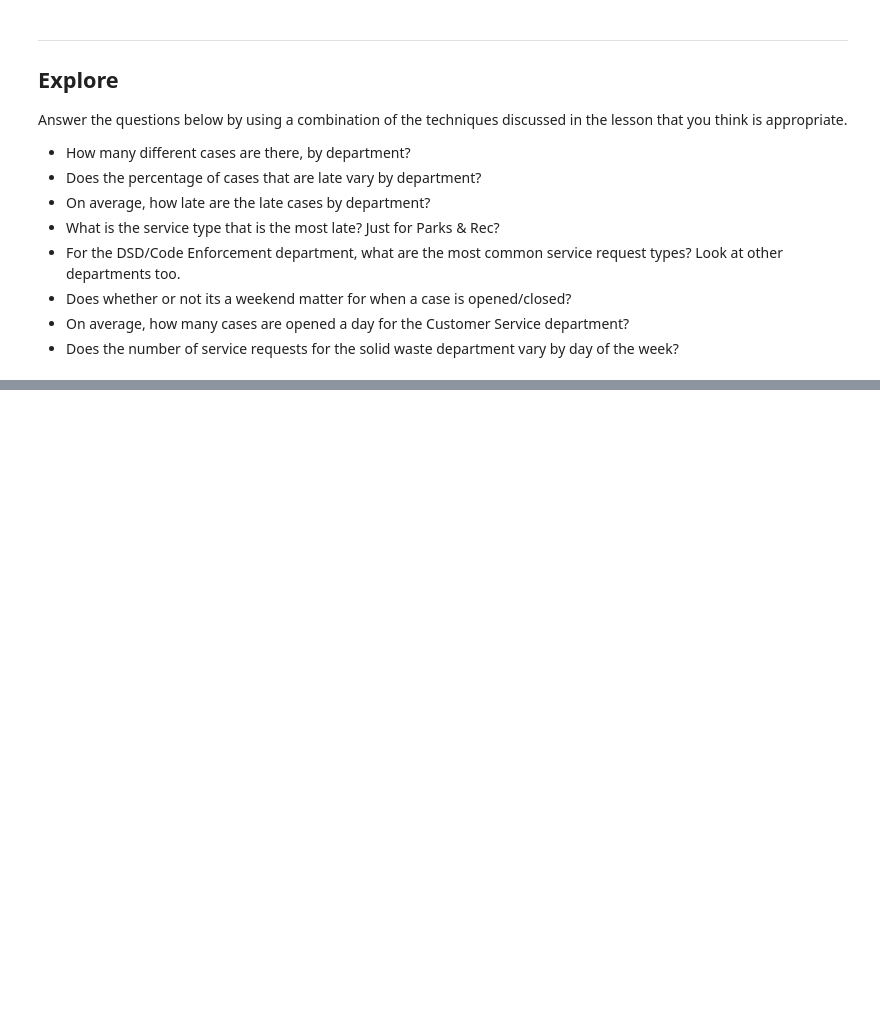
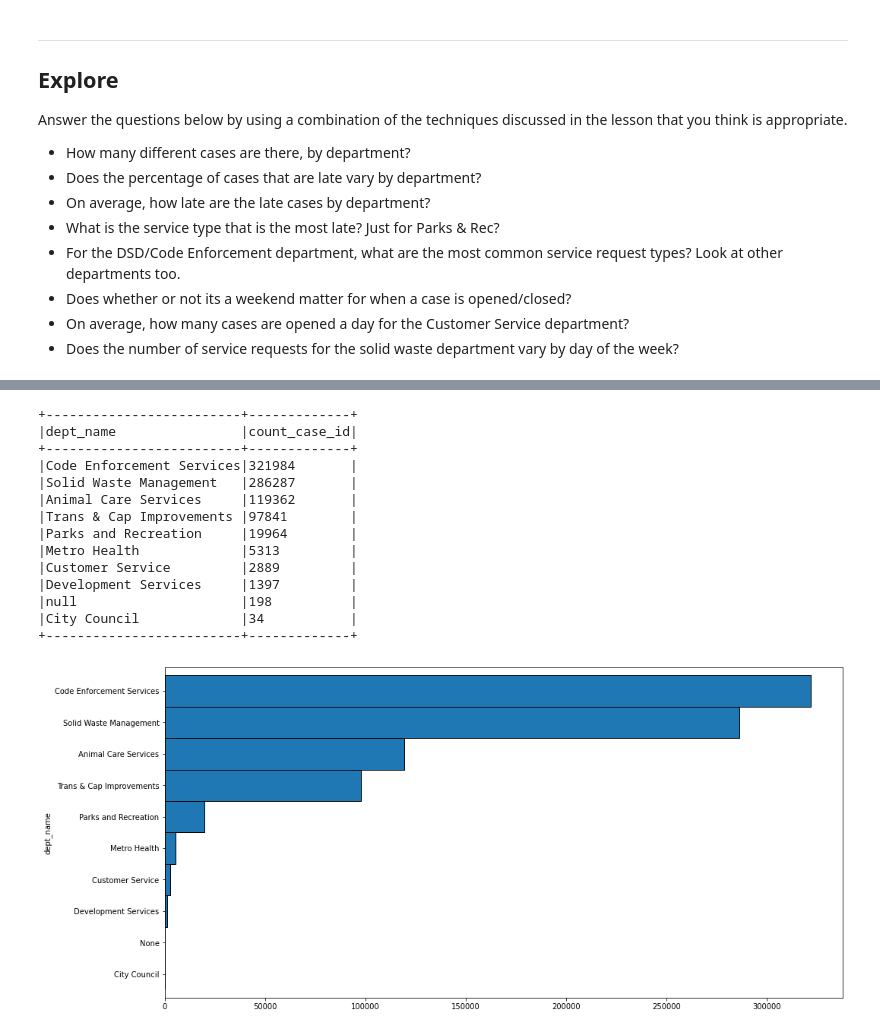
Before and after one commit to aleclhartman/distributed-ml, a Jupyter notebook: wrangle.ipynb, the cells around one changed output, grey strips where cells are left out. Saved outputs shown, nothing was run; the diff lists cells and outputs as text; code cells hidden in the pictures; blank space fills up the shorter version.

```diff
--- a/wrangle.ipynb
+++ b/wrangle.ipynb
@@ -880,0 +911,33 @@ Answer the questions below by using a combination of the techniques discussed in
+# %%
+# How many different cases are there, by department?
+df.groupby("dept_name").agg(count("case_id").alias("count_case_id")).orderBy(
+    "count_case_id", ascending=False
+).show(truncate=False)
+
+
+(
+    df.groupby("dept_name")
+    .agg(count("case_id").alias("count_case_id"))
+    .toPandas()
+    .set_index("dept_name")
+    .count_case_id.sort_values(ascending=True)
+    .plot.barh(width=1, edgecolor="black", figsize=(16, 8),)
+)
+
+plt.show()
+# %% [output]
++-------------------------+-------------+
+|dept_name                |count_case_id|
++-------------------------+-------------+
+|Code Enforcement Services|321984       |
+|Solid Waste Management   |286287       |
+|Animal Care Services     |119362       |
+|Trans & Cap Improvements |97841        |
+|Parks and Recreation     |19964        |
+|Metro Health             |5313         |
+|Customer Service         |2889         |
+|Development Services     |1397         |
+|null                     |198          |
+|City Council             |34           |
++-------------------------+-------------+
+[figure, added]
```
Also changed, not shown: parts of 10 cells of this notebook.
